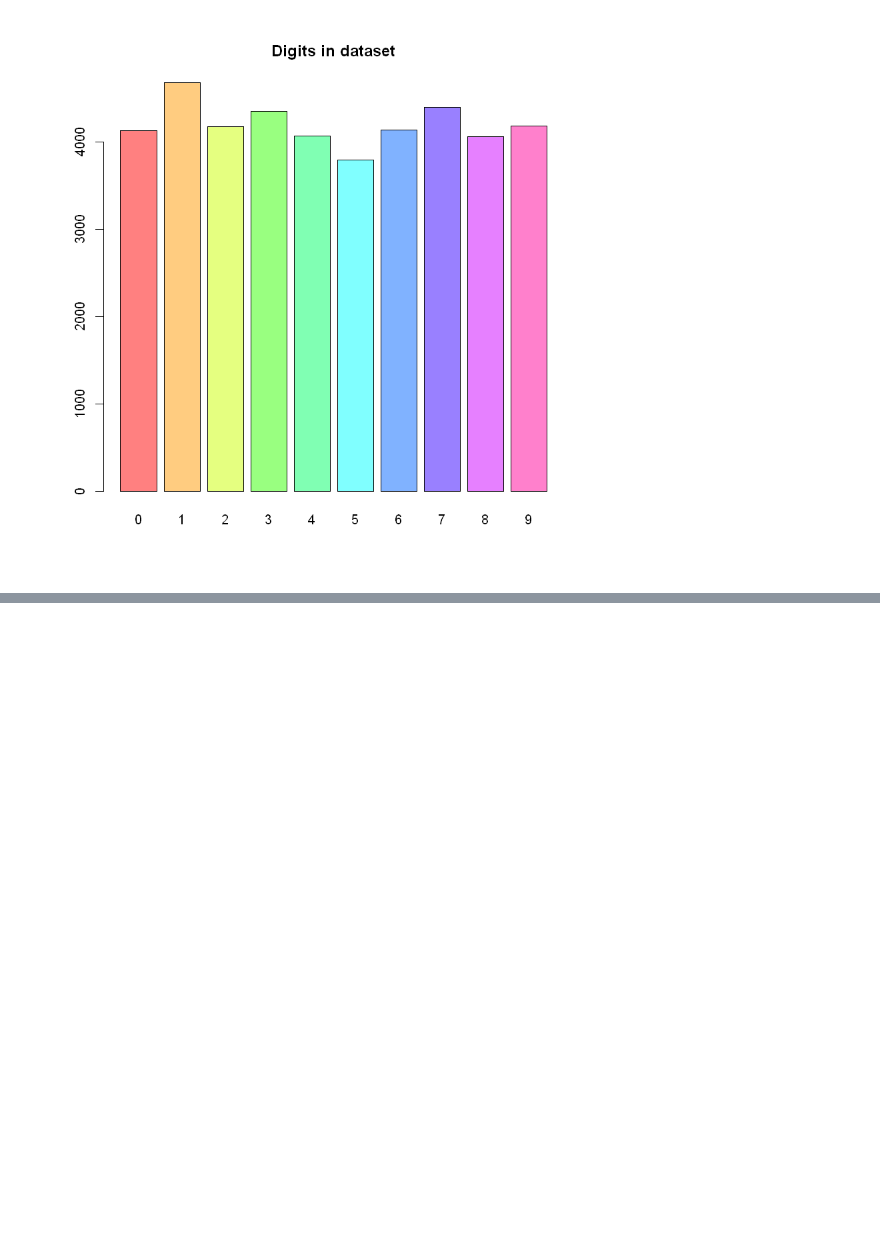
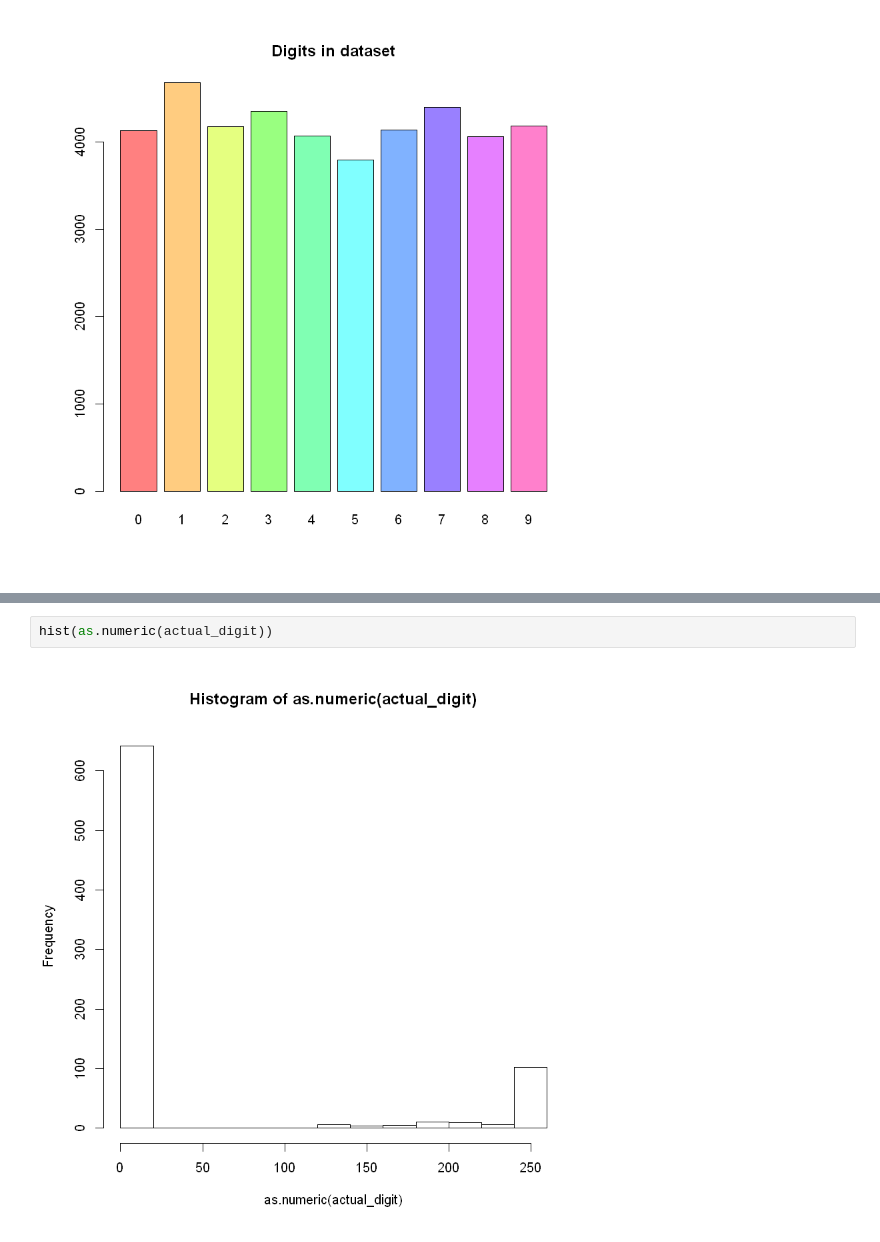
Before and after one commit to FilippoL/PatternRecognition, a Jupyter notebook: PracticalAssignment.ipynb, the cells around one changed output, grey strips where cells are left out. Cells and saved outputs as stored; diff of their text form; blank space fills up the shorter version.

```diff
--- a/PracticalAssignment.ipynb
+++ b/PracticalAssignment.ipynb
@@ -106,0 +105,4 @@ class(mnist.dat$label)
+# %%
+hist(as.numeric(actual_digit))
+# %% [output]
+[figure, added]
```
Also changed, not shown: parts of 19 cells of this notebook.
